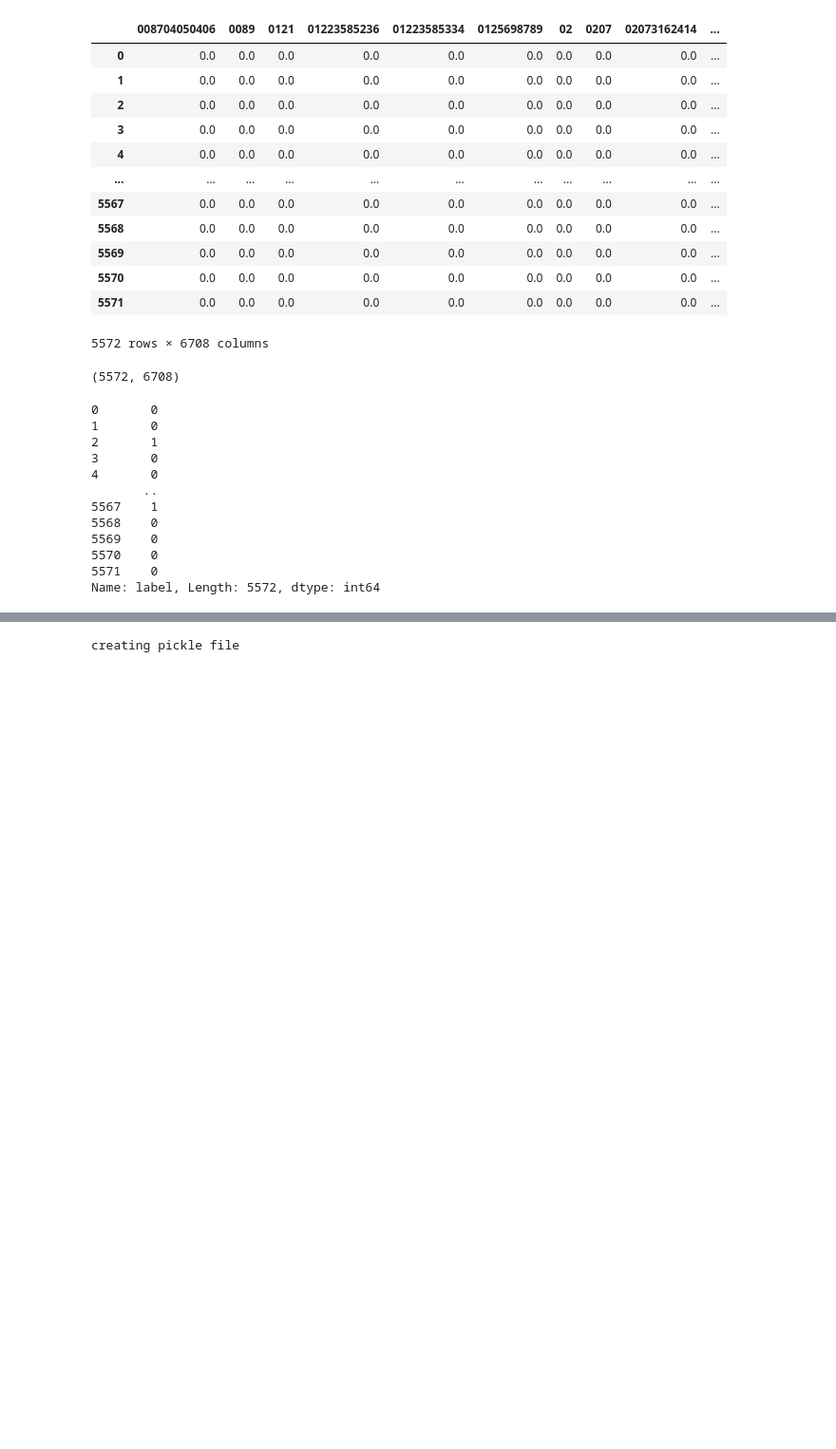
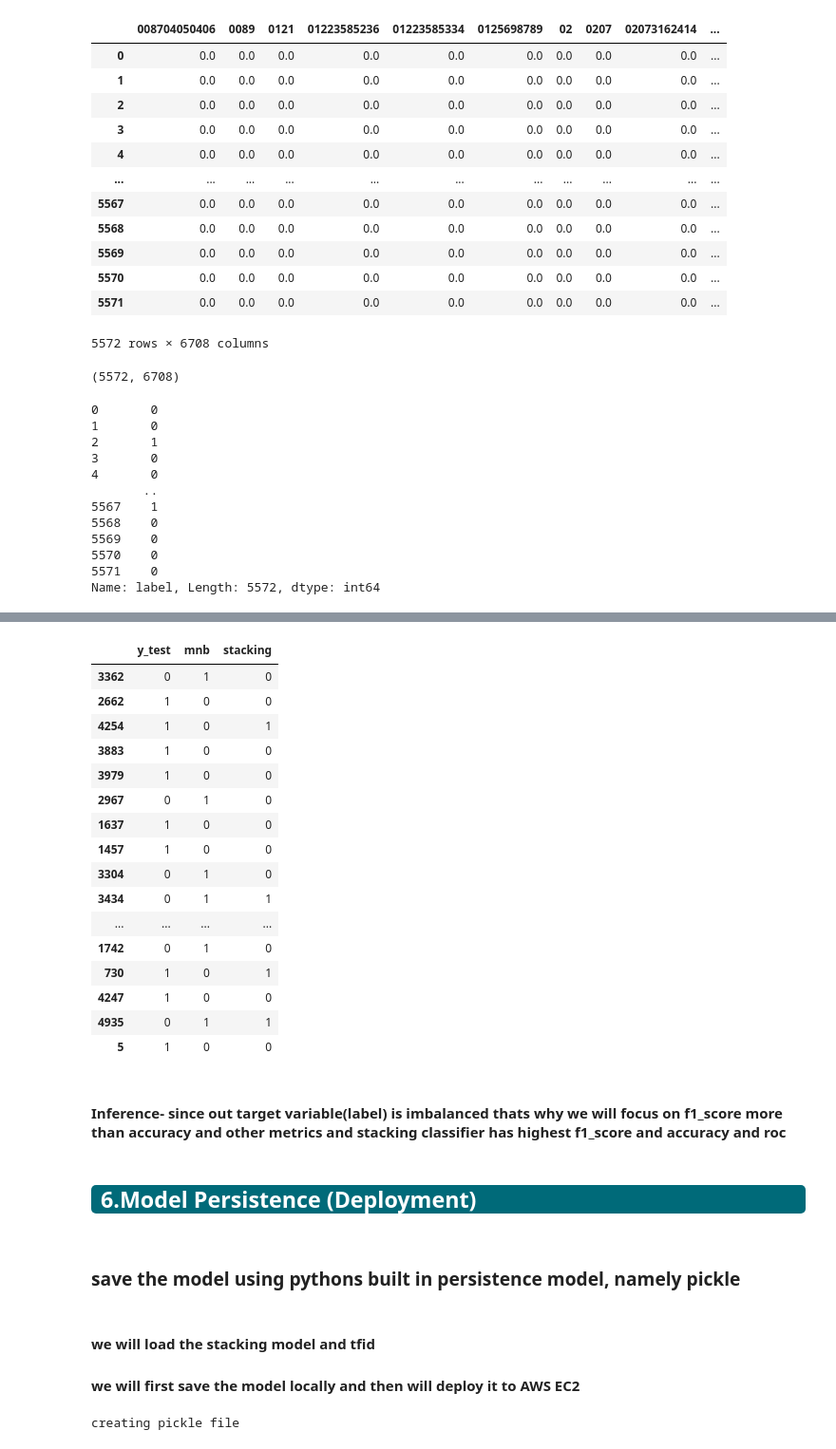
Before and after one commit to ElijahFernandez/MLDeployedIS2, a Jupyter notebook: main.ipynb, the cells around one changed output, grey strips where cells are left out. Shown: that part at 95% size. Drawn from its saved outputs; the diff is of its cells as text; code cells hidden in the pictures; blank space fills up the shorter version.

```diff
--- a/main.ipynb
+++ b/main.ipynb
@@ -433,0 +764,31 @@ print(df_hyperparameter)
+# %%
+y_pred_mnb=mnb.predict(X_test)
+y_pred_sclf=sclf.predict(X_test)
+# %%
+df_test=pd.DataFrame({'y_test':y_test,'mnb':y_pred_mnb,'stacking':y_pred_sclf})
+df_test[df_test['y_test']!=df_test['mnb']]
+# %% [output]
+|  | y_test | mnb | stacking |
+| 3362 | 0 | 1 | 0 |
+| 2662 | 1 | 0 | 0 |
+| 4254 | 1 | 0 | 1 |
+| 3883 | 1 | 0 | 0 |
+| 3979 | 1 | 0 | 0 |
+| 2967 | 0 | 1 | 0 |
+| 1637 | 1 | 0 | 0 |
+| 1457 | 1 | 0 | 0 |
+| 3304 | 0 | 1 | 0 |
+| 3434 | 0 | 1 | 1 |
+| ... | ... | ... | ... |
+| 1742 | 0 | 1 | 0 |
+| 730 | 1 | 0 | 1 |
+| 4247 | 1 | 0 | 0 |
+| 4935 | 0 | 1 | 1 |
+| 5 | 1 | 0 | 0 |
+# %% [markdown]
+#### Inference-  since out target variable(label) is imbalanced thats why we will focus on f1_score  more than accuracy and other metrics and stacking classifier has highest f1_score and accuracy and roc
+# %% [markdown]
+<div class="alert alert-info" style="background-color:#006a79; color:white; padding:0px 10px; border-radius:5px;"><h2 style='margin:10px 5px'>6.Model Persistence (Deployment)</h2>
+</div>
+# %% [markdown]
+### save the model using pythons built in persistence model, namely pickle
@@ -434 +798,4 @@ print(df_hyperparameter)
+# %% [markdown]
+####  we will load the stacking  model and tfid
+#### we will first save the model locally and then will deploy it to AWS EC2
 # %%
```
Also changed, not shown: parts of 58 cells of this notebook, 6 other files.
